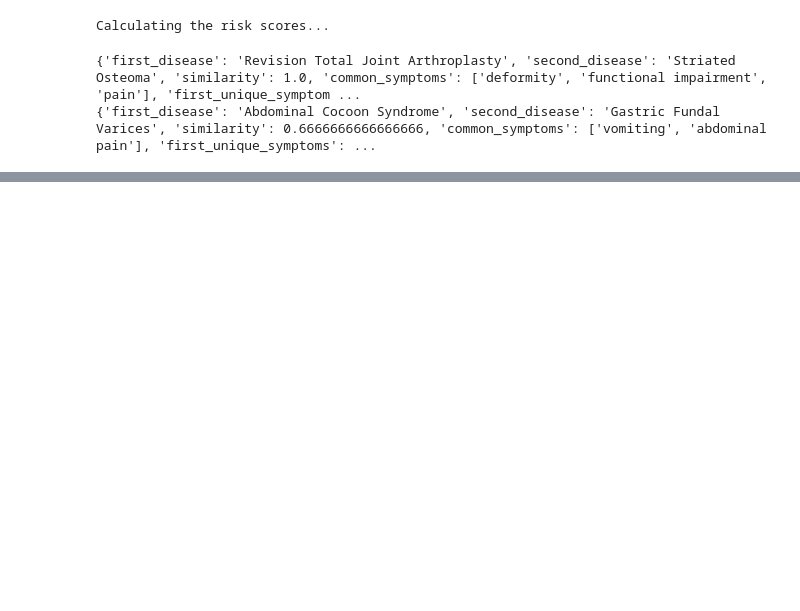
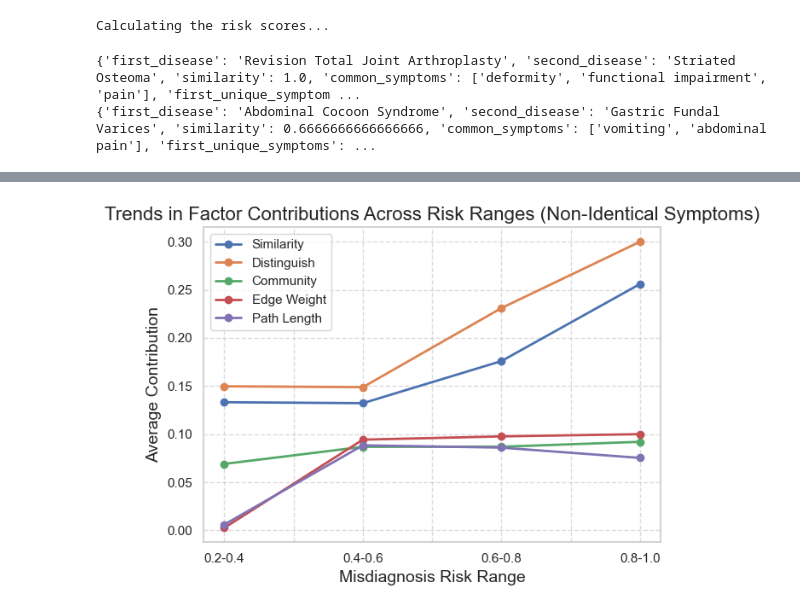
Before and after one commit to TheoYamit/CPSC572-Project, a Jupyter notebook: calculationResults.ipynb, the cells around one changed output, grey strips where cells are left out. Drawn from its saved outputs; the diff is of its cells as text; code cells hidden in the pictures; blank space fills up the shorter version.

```diff
--- a/calculationResults.ipynb
+++ b/calculationResults.ipynb
@@ -559,6 +618,18 @@ print(new_sorted_pairs[1000])
 # Now we can visualize. First, I will visualize the top risk factors for misdiagnosis.
 def get_similarity(pair_to_get):
     return pair_to_get["misdiagnosis_risk"]
+
+def define_risk_range(misdiagnosis_risk):
+    if misdiagnosis_risk >= 0.8:
+        return "0.8-1.0"
+    elif misdiagnosis_risk >= 0.6:
+        return "0.6-0.8"
+    elif misdiagnosis_risk >= 0.4:
+        return "0.4-0.6"
+    elif misdiagnosis_risk >= 0.2:
+        return "0.2-0.4"
+    else:
+        return "0.0-0.2"
 
 non_identical_pairs = []
 factor_trends = []
@@ -569,7 +640,77 @@ for pair in new_sorted_pairs:
         non_identical_pairs.append(pair)
 
 # Looping through the non-identical pairs...
+# Need to calcualte the factor contributions
+# This is literally just using the calculations I did before
 for pair in non_identical_pairs:
-    pass
+
+    # Similarity contribution
+    similarity_contribution = 0.40 * pair["similarity"]
+
+    # Distinguish contribution (all unique / all symptoms)
+    dist_contribution = 0.30 * pair["distinguish_factor"]
+
+    # Community contribution
+    community_contribution = 0.10 * calculate_community_factor(pair, node_communities)
+
+    # Edge weight contribution
+    edge_contribution = 0.10 * min(1, pair["avg_common_weight"] / 10)
+
+    # Path contribution
+    # Making sure they aren't infinity
+      # Now we handle the path factor
+    if pair["avg_path_first_unique"] != float("inf") and pair["avg_path_second_unique"] != float("inf"):
+        # We add both to get the average (dividing by 2)
+        avg_unique_path = (pair["avg_path_first_unique"] + pair["avg_path_second_unique"]) / 2
+
+        if avg_unique_path != 0:
+            # Defined the avg_path network before...
+            path_contribution = 0.10 * min(1, avg_path_network / (avg_unique_path))
+        else:
+            path_contribution = 0
+    else:
+        path_contribution = 0
+
+    factor_trends.append({
+        "Risk Range": define_risk_range(pair["misdiagnosis_risk"]),
+        "Similarity": similarity_contribution,
+        "Distinguish": dist_contribution,
+        "Community": community_contribution,
+        "Edge Weight": edge_contribution,
+        "Path Length": path_contribution,
+    })
 
 # We create the dataframe now to make it easier to plot with seaborn
+trends_df = pd.DataFrame(factor_trends)
+
+# Now, we have all of those, but now we calculate the average
+avg_trends_df = trends_df.groupby("Risk Range").mean().reset_index()
+
+# https://pandas.pydata.org/docs/reference/api/pandas.melt.html
+# This converts it to a format where each row is in an oberservation-variable pair
+# This is because the risk range is the id var
+# The contributions are the value vars
+trends_df_long = avg_trends_df.melt(
+    id_vars = ["Risk Range"],
+    value_vars = ["Similarity", "Community", "Distinguish", "Edge Weight", "Path Length"],
+    var_name = "Factor",
+    value_name = "Contribution"
+)
+
+# Now we just order the risk ranges.
+# Since they are strings, we actually need to order it ourselves.
+order_of_risks = ["0.0-0.2", "0.2-0.4", "0.4-0.6", "0.6-0.8", "0.8-1.0"]
+
+# Now we can finally plot. Will plot the
+plt.figure(figsize=(12, 8))
+
+factor_trends = avg_trends_df.set_index('Risk Range')
+factor_trends.plot(marker='o', linewidth=2)
+
+plt.title('Trends in Factor Contributions Across Risk Ranges (Non-Identical Symptoms)', fontsize=16)
+plt.xlabel('Misdiagnosis Risk Range', fontsize=14)
+plt.ylabel('Average Contribution', fontsize=14)
+plt.grid(True, linestyle='--', alpha=0.7)
+plt.savefig('trends_in_contributions.png', dpi=300, bbox_inches='tight')
+plt.tight_layout()
+# %% [output]
@@ -575,0 +718 @@ for pair in non_identical_pairs:
+[figure, added]
```
Also changed, not shown: parts of 8 cells of this notebook.
